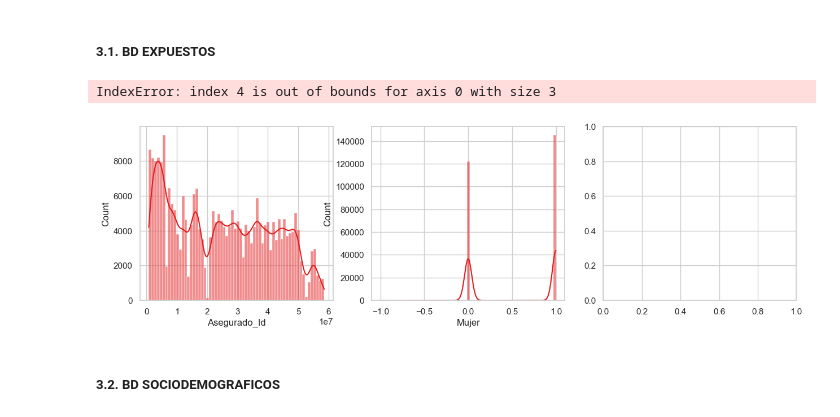
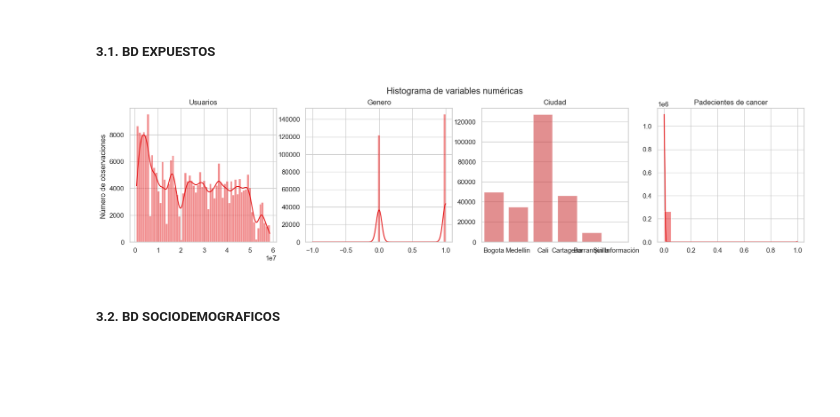
Before and after one commit to JavierBurgos-web/Alll_Proyecto_Finanzas, a Jupyter notebook: 3_notebook/a_exploracion.ipynb, the cells around one changed output. Drawn from its saved outputs; the diff is of its cells as text; code cells hidden in the pictures; blank space fills up the shorter version.

```diff
--- a/3_notebook/a_exploracion.ipynb
+++ b/3_notebook/a_exploracion.ipynb
@@ -239,25 +239,24 @@ La base cuenta con 5830 tipos de diagnostico
 # %%
 palette = 'Set1'
 sns.set_theme(style="whitegrid", palette=palette)
 
 
-fig, axs = plt.subplots(ncols=3, figsize=(15, 4))
+fig, axs = plt.subplots(ncols=4, figsize=(20, 4))
 
 sns.histplot(x='Asegurado_Id', data=sociodemograficos, kde=True, ax=axs[0])
 sns.histplot(x='Mujer', data=sociodemograficos, kde=True, ax=axs[1])
-sns.countplot(x='Ciudad', data=sociodemograficos, ax=axs[4], color=sns.color_palette(palette)[0], alpha=.55)
-sns.histplot(x='CANCER', data=sociodemograficos, kde=True, ax=axs[5])
-fig.suptitle('Histograma de variables numéricas ', Y=1.00)
+sns.countplot(x='Ciudad', data=sociodemograficos, ax=axs[2], color=sns.color_palette(palette)[0], alpha=.55)
+sns.histplot(x='CANCER', data=sociodemograficos, kde=True, ax=axs[3])
+fig.suptitle('Histograma de variables numéricas ', y=1.00)
 
 for ax in axs: ax.set(ylabel=None)
 axs[0].set(ylabel='Número de observaciones ')
-axs[1].set(xlabel=None, tittle='Usuarios')
-axs[1].set(xlabel=None, tittle='Genero')
-axs[1].set(xlabel=None, tittle='Ciudad')
-axs[1].set(xlabel=None, tittle='Padecientes de cancer');
+axs[0].set(xlabel=None, title='Usuarios')
+axs[1].set(xlabel=None, title='Genero')
+axs[2].set(xlabel=None, title='Ciudad')
+axs[3].set(xlabel=None, title='Padecientes de cancer');
 # %% [output]
-IndexError: index 4 is out of bounds for axis 0 with size 3
-[figure, old version]
+[figure, new version]
 # %% [markdown]
 ##### **3.2. BD SOCIODEMOGRAFICOS**
 # %% [markdown]
```
